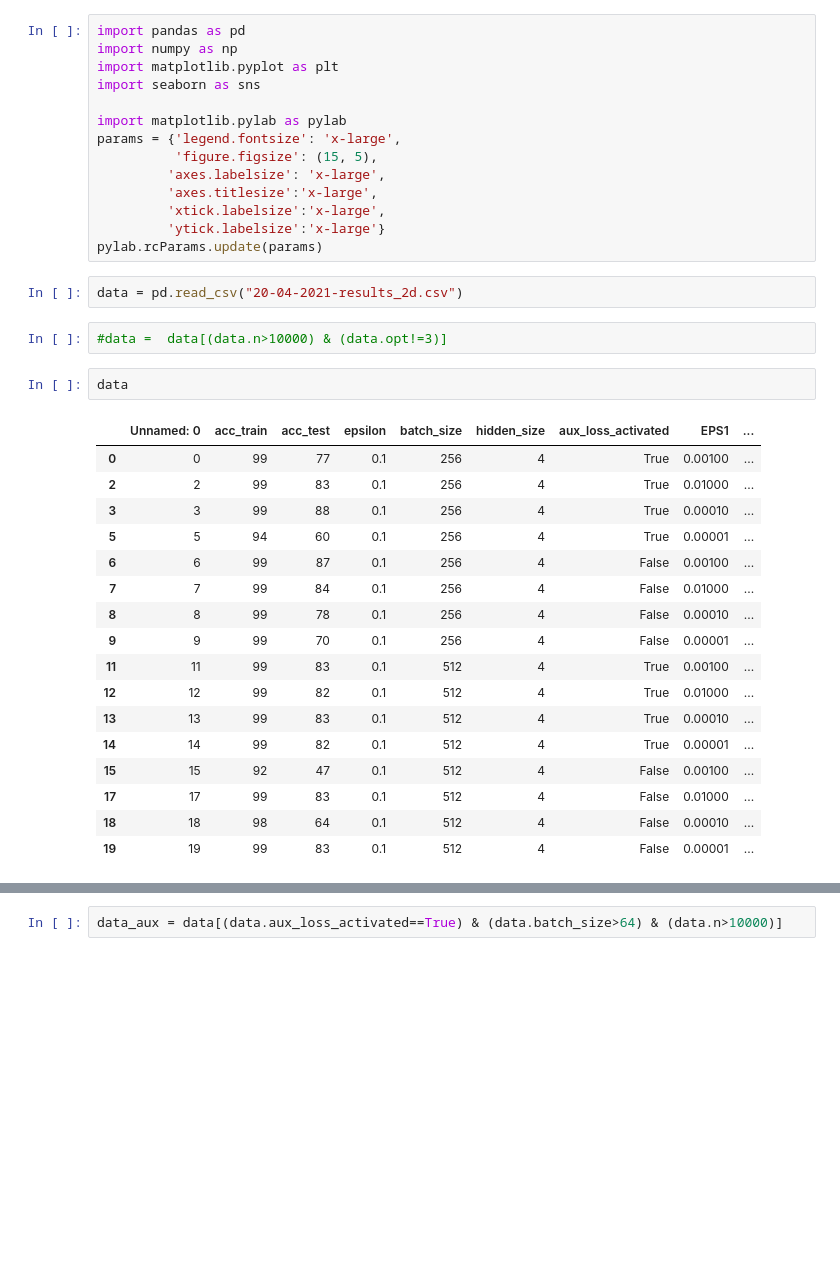
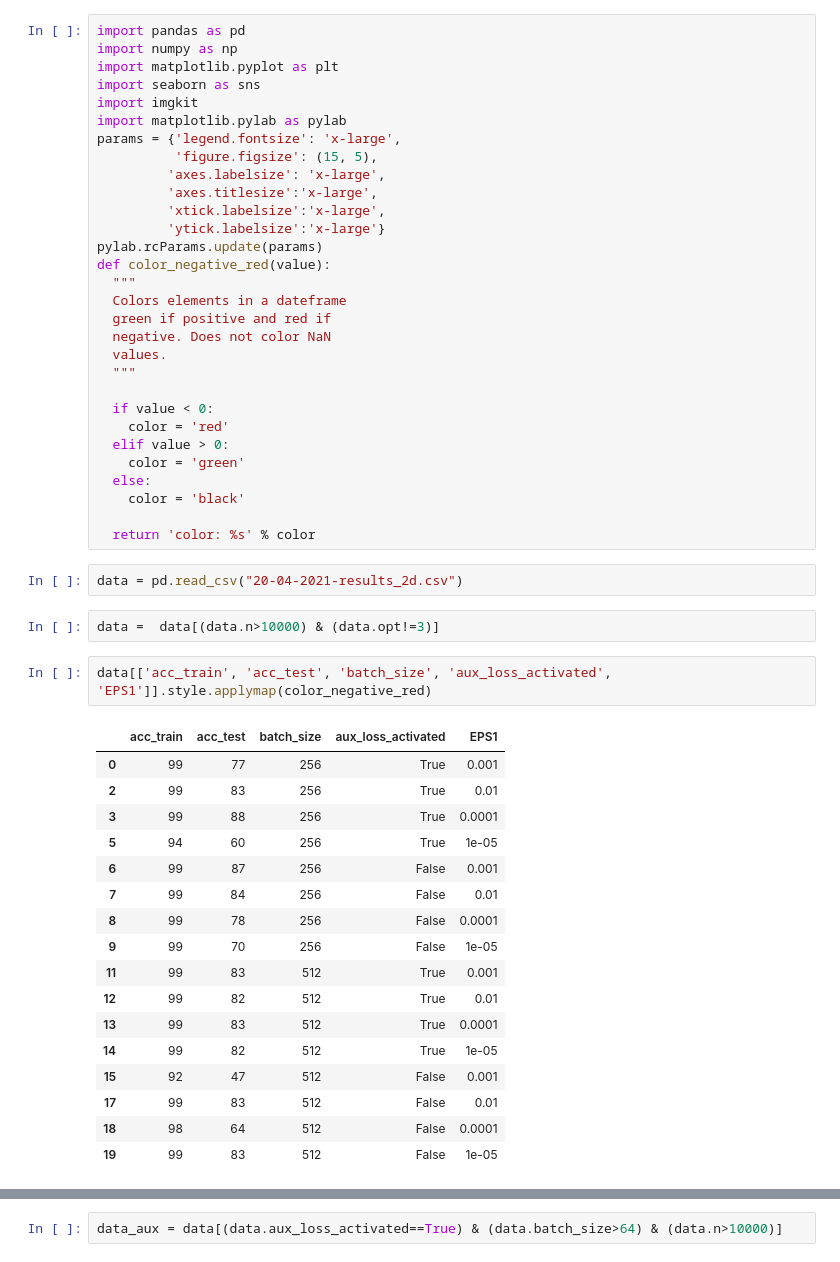
Before and after one commit to frperezgalarce/vs_mlp, a Jupyter notebook: Experiments-2D.ipynb, the cells around one changed output, grey strips where cells are left out. Cells and saved outputs as stored; diff of their text form; blank space fills up the shorter version.

```diff
--- a/Experiments-2D.ipynb
+++ b/Experiments-2D.ipynb
@@ -3,7 +3,7 @@ import pandas as pd
 import numpy as np
 import matplotlib.pyplot as plt
 import seaborn as sns
-
+import imgkit
 import matplotlib.pylab as pylab
 params = {'legend.fontsize': 'x-large',
           'figure.figsize': (15, 5),
@@ -12,27 +12,43 @@ params = {'legend.fontsize': 'x-large',
          'xtick.labelsize':'x-large',
          'ytick.labelsize':'x-large'}
 pylab.rcParams.update(params)
+def color_negative_red(value):
+  """
+  Colors elements in a dateframe
+  green if positive and red if
+  negative. Does not color NaN
+  values.
+  """
+
+  if value < 0:
+    color = 'red'
+  elif value > 0:
+    color = 'green'
+  else:
+    color = 'black'
+
+  return 'color: %s' % color
 # %%
 data = pd.read_csv("20-04-2021-results_2d.csv")
 # %%
-#data =  data[(data.n>10000) & (data.opt!=3)]
+data =  data[(data.n>10000) & (data.opt!=3)]
-# %%
-data
-# %% [output]
-|  | Unnamed: 0 | acc_train | acc_test | epsilon | batch_size | hidden_size | aux_loss_activated | EPS1 | ... |
-| 0 | 0 | 99 | 77 | 0.1 | 256 | 4 | True | 0.00100 | ... |
-| 2 | 2 | 99 | 83 | 0.1 | 256 | 4 | True | 0.01000 | ... |
-| 3 | 3 | 99 | 88 | 0.1 | 256 | 4 | True | 0.00010 | ... |
-| 5 | 5 | 94 | 60 | 0.1 | 256 | 4 | True | 0.00001 | ... |
-| 6 | 6 | 99 | 87 | 0.1 | 256 | 4 | False | 0.00100 | ... |
-| 7 | 7 | 99 | 84 | 0.1 | 256 | 4 | False | 0.01000 | ... |
-| 8 | 8 | 99 | 78 | 0.1 | 256 | 4 | False | 0.00010 | ... |
-| 9 | 9 | 99 | 70 | 0.1 | 256 | 4 | False | 0.00001 | ... |
-| 11 | 11 | 99 | 83 | 0.1 | 512 | 4 | True | 0.00100 | ... |
-| 12 | 12 | 99 | 82 | 0.1 | 512 | 4 | True | 0.01000 | ... |
-| 13 | 13 | 99 | 83 | 0.1 | 512 | 4 | True | 0.00010 | ... |
-| 14 | 14 | 99 | 82 | 0.1 | 512 | 4 | True | 0.00001 | ... |
-| 15 | 15 | 92 | 47 | 0.1 | 512 | 4 | False | 0.00100 | ... |
-| 17 | 17 | 99 | 83 | 0.1 | 512 | 4 | False | 0.01000 | ... |
-| 18 | 18 | 98 | 64 | 0.1 | 512 | 4 | False | 0.00010 | ... |
-| 19 | 19 | 99 | 83 | 0.1 | 512 | 4 | False | 0.00001 | ... |
+# %%
+data[['acc_train', 'acc_test', 'batch_size', 'aux_loss_activated', 'EPS1']].style.applymap(color_negative_red)
+# %% [output]
+|  | acc_train | acc_test | batch_size | aux_loss_activated | EPS1 |
+| 0 | 99 | 77 | 256 | True | 0.001 |
+| 2 | 99 | 83 | 256 | True | 0.01 |
+| 3 | 99 | 88 | 256 | True | 0.0001 |
+| 5 | 94 | 60 | 256 | True | 1e-05 |
+| 6 | 99 | 87 | 256 | False | 0.001 |
+| 7 | 99 | 84 | 256 | False | 0.01 |
+| 8 | 99 | 78 | 256 | False | 0.0001 |
+| 9 | 99 | 70 | 256 | False | 1e-05 |
+| 11 | 99 | 83 | 512 | True | 0.001 |
+| 12 | 99 | 82 | 512 | True | 0.01 |
+| 13 | 99 | 83 | 512 | True | 0.0001 |
+| 14 | 99 | 82 | 512 | True | 1e-05 |
+| 15 | 92 | 47 | 512 | False | 0.001 |
+| 17 | 99 | 83 | 512 | False | 0.01 |
+| 18 | 98 | 64 | 512 | False | 0.0001 |
+| 19 | 99 | 83 | 512 | False | 1e-05 |
```
Also changed, not shown: parts of 19 cells of this notebook, 11 other files.
